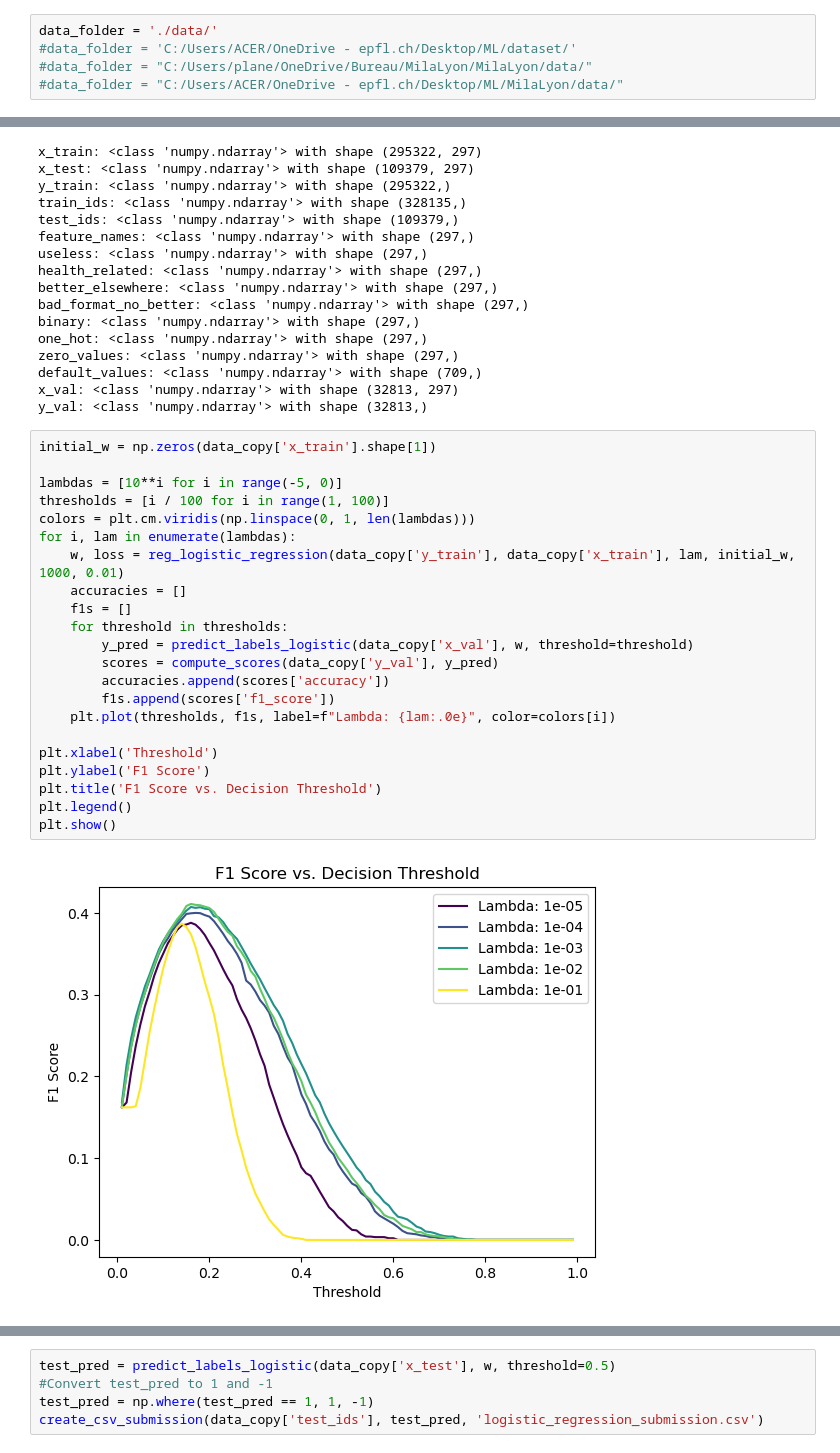
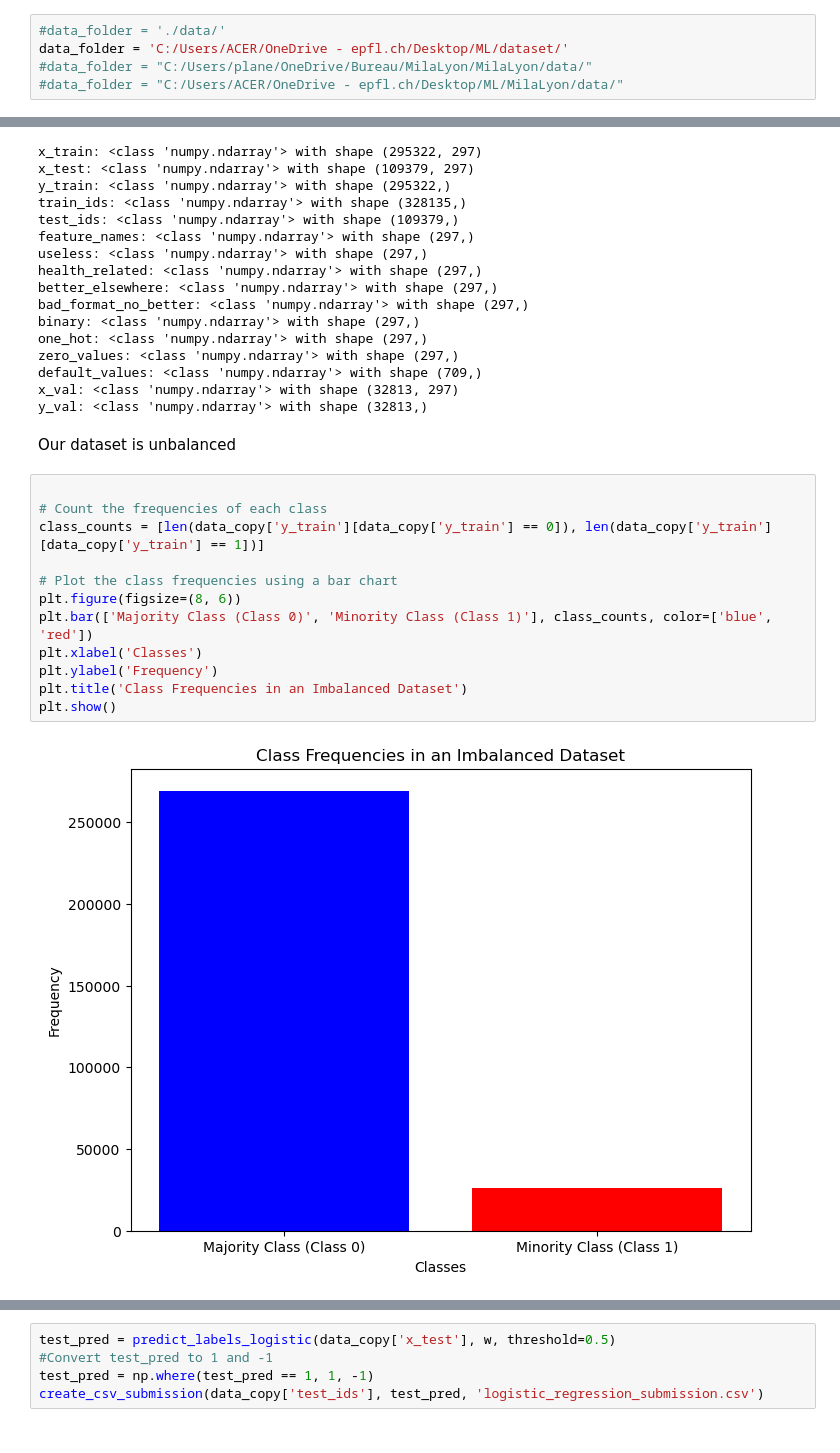
Before and after one commit to nathanmutin/MilaLyon, a Jupyter notebook: process.ipynb, the cells around one changed output, grey strips where cells are left out. Cells and saved outputs as stored; diff of their text form.

```diff
--- a/process.ipynb
+++ b/process.ipynb
@@ -7,6 +9,6 @@ import matplotlib.pyplot as plt
 # %%
-data_folder = './data/'
-#data_folder = 'C:/Users/ACER/OneDrive - epfl.ch/Desktop/ML/dataset/'
+#data_folder = './data/'
+data_folder = 'C:/Users/ACER/OneDrive - epfl.ch/Desktop/ML/dataset/'
 #data_folder = "C:/Users/plane/OneDrive/Bureau/MilaLyon/MilaLyon/data/"
 #data_folder = "C:/Users/ACER/OneDrive - epfl.ch/Desktop/ML/MilaLyon/data/"
 # %%
@@ -102,27 +104,19 @@ zero_values: <class 'numpy.ndarray'> with shape (297,)
 default_values: <class 'numpy.ndarray'> with shape (709,)
 x_val: <class 'numpy.ndarray'> with shape (32813, 297)
 y_val: <class 'numpy.ndarray'> with shape (32813,)
-# %%
-initial_w = np.zeros(data_copy['x_train'].shape[1])
-
-lambdas = [10**i for i in range(-5, 0)]
-thresholds = [i / 100 for i in range(1, 100)]
-colors = plt.cm.viridis(np.linspace(0, 1, len(lambdas)))
-for i, lam in enumerate(lambdas):
-    w, loss = reg_logistic_regression(data_copy['y_train'], data_copy['x_train'], lam, initial_w, 1000, 0.01)
-    accuracies = []
-    f1s = []
-    for threshold in thresholds:
-        y_pred = predict_labels_logistic(data_copy['x_val'], w, threshold=threshold)
-        scores = compute_scores(data_copy['y_val'], y_pred)
-        accuracies.append(scores['accuracy'])
-        f1s.append(scores['f1_score'])
-    plt.plot(thresholds, f1s, label=f"Lambda: {lam:.0e}", color=colors[i])
-
-plt.xlabel('Threshold')
-plt.ylabel('F1 Score')
-plt.title('F1 Score vs. Decision Threshold')
-plt.legend()
-plt.show()
-# %% [output]
-[figure, removed]
+# %% [markdown]
+Our dataset is unbalanced
+# %%
+
+# Count the frequencies of each class
+class_counts = [len(data_copy['y_train'][data_copy['y_train'] == 0]), len(data_copy['y_train'][data_copy['y_train'] == 1])]
+
+# Plot the class frequencies using a bar chart
+plt.figure(figsize=(8, 6))
+plt.bar(['Majority Class (Class 0)', 'Minority Class (Class 1)'], class_counts, color=['blue', 'red'])
+plt.xlabel('Classes')
+plt.ylabel('Frequency')
+plt.title('Class Frequencies in an Imbalanced Dataset')
+plt.show()
+# %% [output]
+[figure, added]
```
Also changed, not shown: parts of 17 cells of this notebook, 1 other file.
